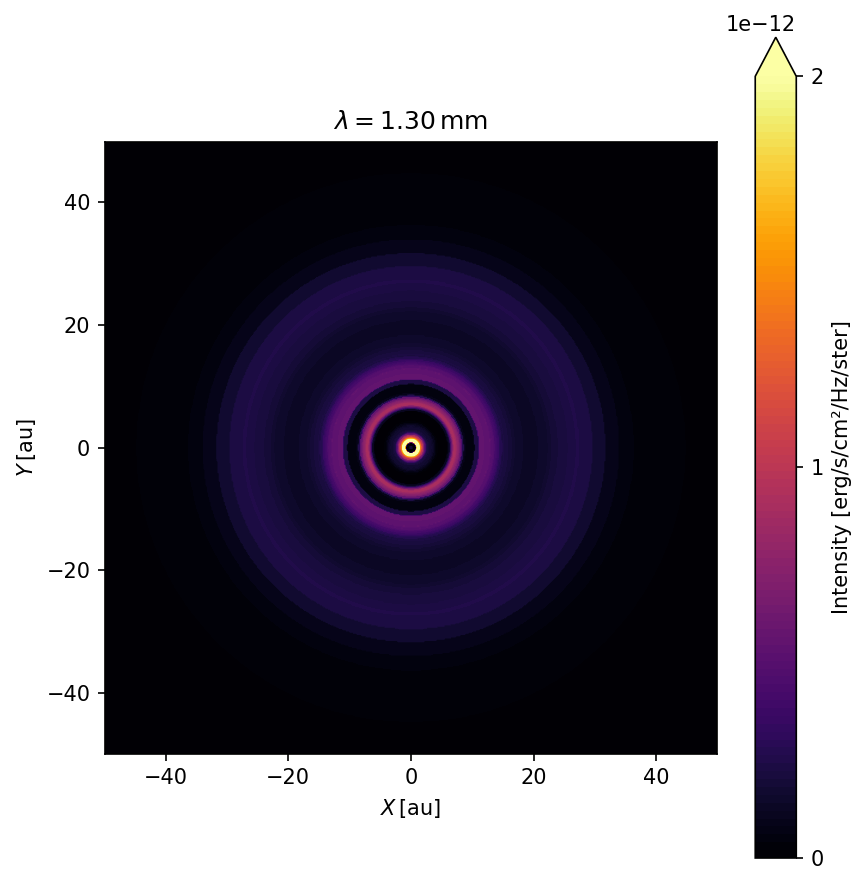
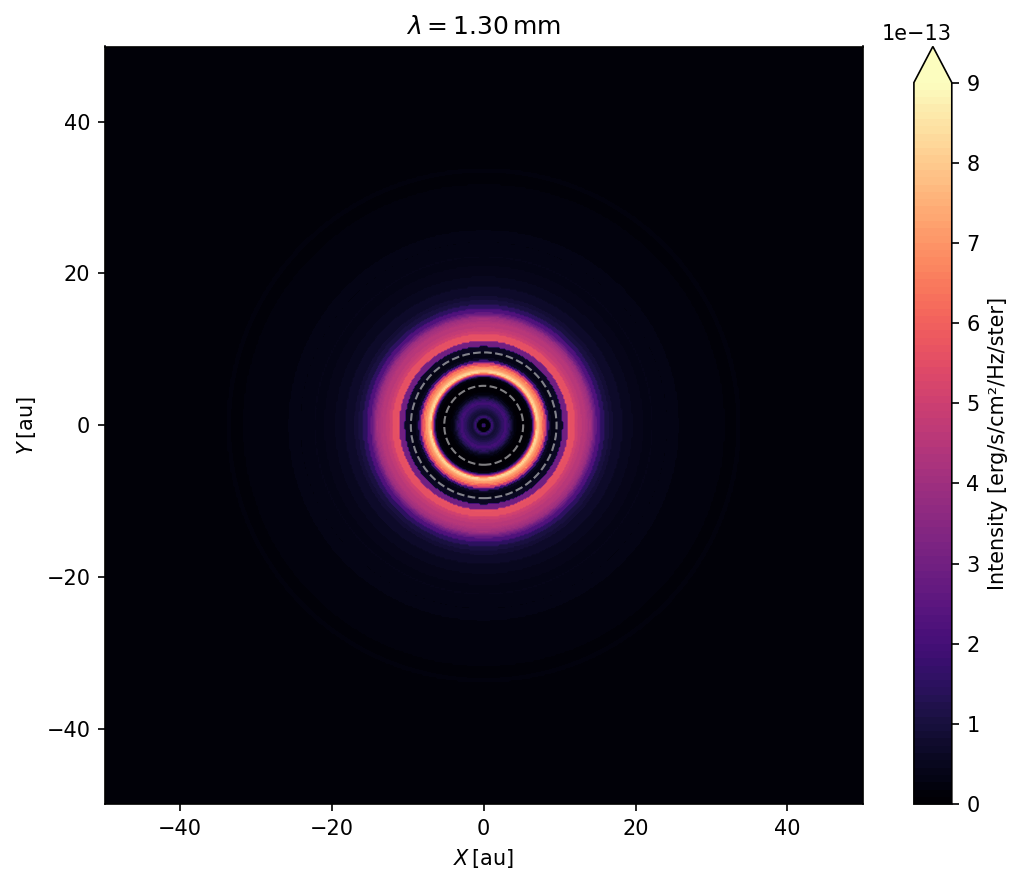
Unified diff of the notebook cell whose output changed from the first chart to the second:
--- before
+++ after
@@ -1,5 +1,5 @@
-width, height = 6., 6.
-x, y = image_radio["x"]/c.au, image_radio["y"]/c.au
-Imax = 0.5*image_radio["I"].max()
+width, height = 7.5, 6.
+x, y = image["x"]/c.au, image["y"]/c.au
+Imax = image["I"].max()
 mag = np.floor(np.log10(Imax))
 logmax = np.ceil(Imax * 10**(-mag))
@@ -8,8 +8,11 @@
 fig, ax = plt.subplots(figsize=(width, height))
 ax.set_aspect(1)
-plot = ax.contourf(x, y, image_radio["I"][..., 0].T, cmap="inferno", levels=levels, extend="max")
+plot = ax.contourf(x, y, image["I"][..., 0].T, cmap="magma", levels=levels, extend="max")
+for name, planet in data.planets:
+    circ = plt.Circle((0., 0.), radius=planet.a/c.au, fill=False, edgecolor="white", ls="--", lw=1, alpha=0.5)
+    ax.add_patch(circ)
 ax.set(
     aspect=1.,
-    title=r"$\lambda = {:.2f}\,\mathrm{{mm}}$".format(image_radio["lambda"][0]*10.),
+    title=r"$\lambda = {:.2f}\,\mathrm{{mm}}$".format(image["lambda"][0]*10.),
     xlabel=r"$X\,\left[\mathrm{au}\right]$", ylabel=r"$Y\,\left[\mathrm{au}\right]$"
 )

Commit: Updating radiative transfer notebook